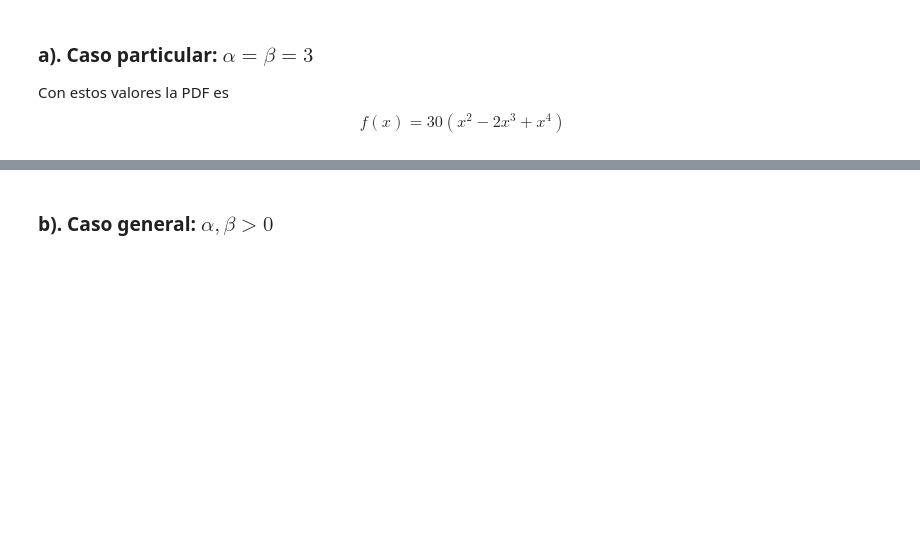
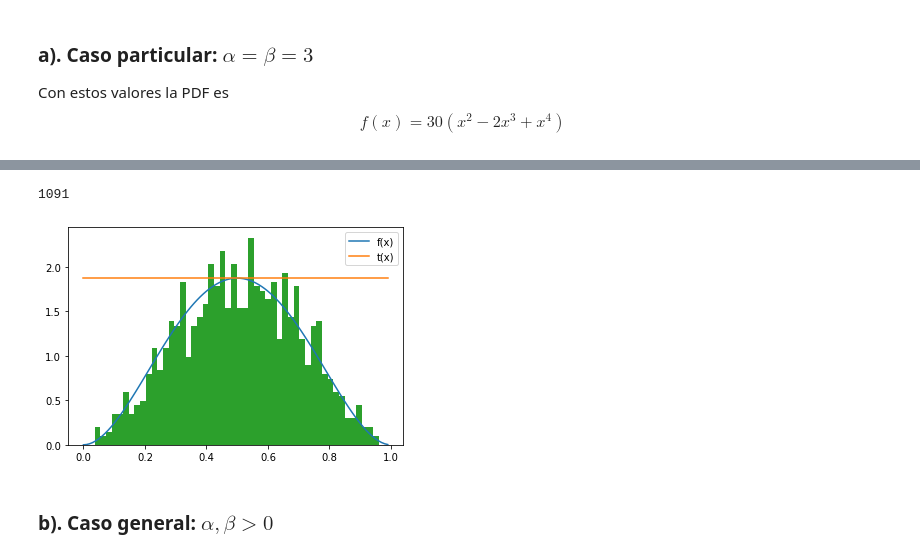
Before and after one commit to feramdor/SPF-2021-II, a Jupyter notebook: TEMA-2/Clase10_MetodoAceptacionRechazo.ipynb, the cells around one changed output, grey strips where cells are left out. Saved outputs shown, nothing was run; the diff lists cells and outputs as text; code cells hidden in the pictures; blank space fills up the shorter version.

```diff
--- a/TEMA-2/Clase10_MetodoAceptacionRechazo.ipynb
+++ b/TEMA-2/Clase10_MetodoAceptacionRechazo.ipynb
@@ -199,3 +205,27 @@ El máximo de f es: [1.875]
+# %%
+def Acep_rechazo_aleatorios(
+    R2:'Variables distruidas U~U(0,1)',
+    R1:'Variables distribuidas como g(x)',
+    f:'función objetivo a generar',
+    t:'función que mayora a f'):
+
+    f_x = f(R1)
+    t_x = t(R1)
+    condition = R2*t_x <=f_x
+    x = [R1[i] for i in range(len(R1)) if condition[i]]
+    return x
+
+plt.plot(x,f(x),label='f(x)')
+plt.plot(x,t(x),label='t(x)')
+plt.legend()
+
+x2 = Acep_rechazo_aleatorios(R2, R1, f, t)
+
+plt.hist(x2, bins=50, density=True);
+len(x2)
+# %% [output]
+1091
+[figure, added]
 # %% [markdown]
 ###  b). Caso general: $\alpha,\beta>0$
 # %%
```
Also changed, not shown: parts of 3 cells of this notebook, 2 other files.
